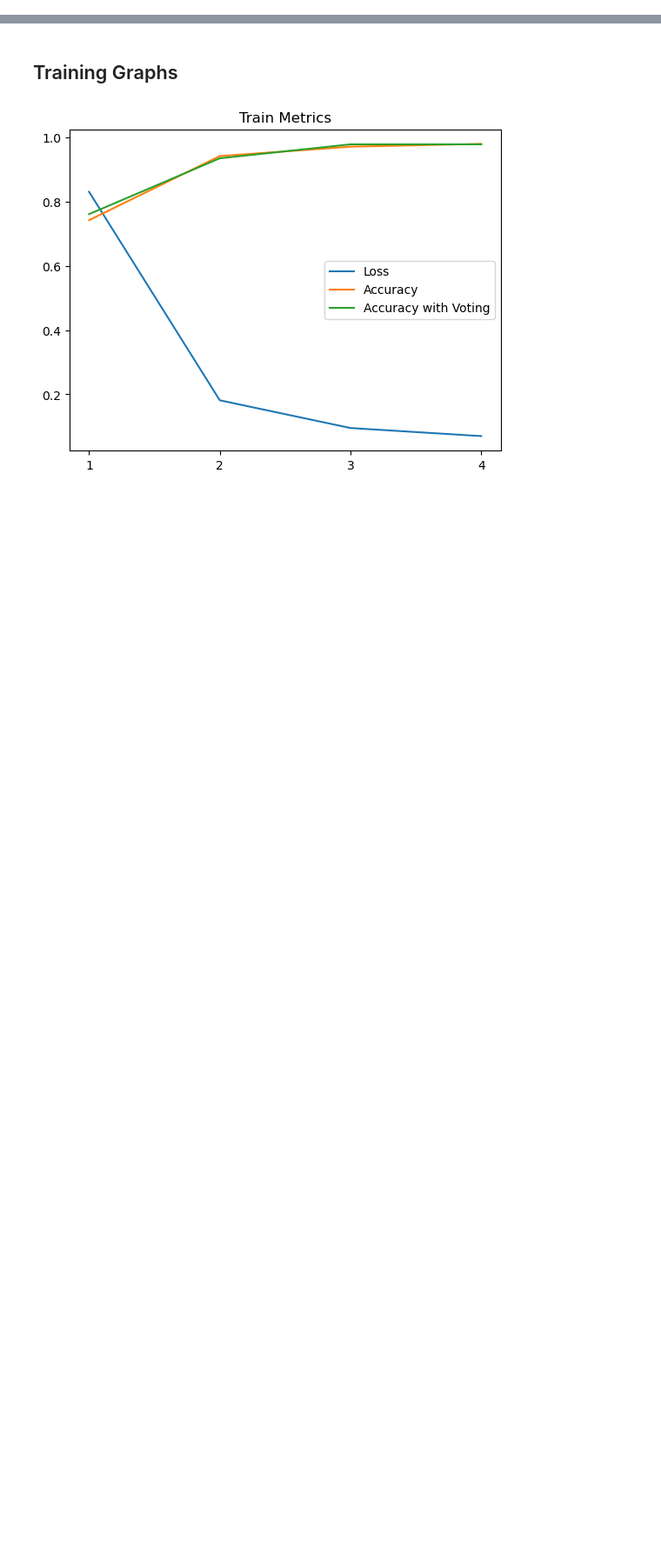
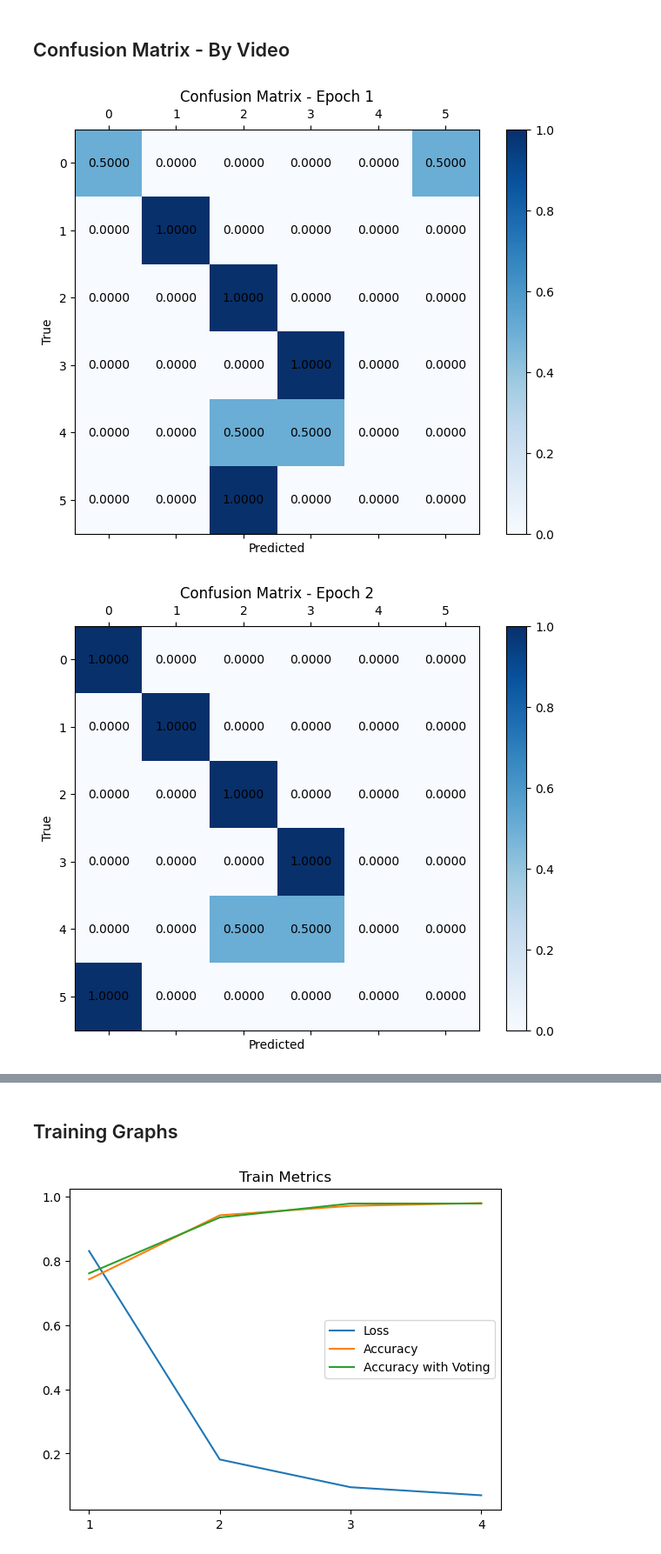
Before and after one commit to sheepymeh/womanium-qai-2024, a Jupyter notebook: task-5/result_viz.ipynb, the cells around one changed output, grey strips where cells are left out. Shown at 87% size. Saved outputs shown, nothing was run; the diff lists cells and outputs as text; code cells hidden in the pictures; blank space fills up the shorter version.

Commit message:
Added versions for by video, added precision, recall and F1 statistics

```diff
--- a/task-5/result_viz.ipynb
+++ b/task-5/result_viz.ipynb
@@ -8,3 +16,3 @@ import os
 # %%
-results_folder = '../../results/'
+results_folder = 'results/'
 # %% [markdown]
@@ -48,0 +60,40 @@ parse_and_plot(json_input, True)
+# %% [markdown]
+## Confusion Matrix - By Video
+# %%
+def plot_confusion_matrix(cm, epoch):
+	plt.figure(figsize=(8, 6))
+	plt.matshow(cm, cmap='Blues', fignum=1)
+	plt.colorbar()
+	for (i, j), val in np.ndenumerate(cm):
+		plt.text(j, i, f'{val:.4f}' if isinstance(val, np.floating) else f'{val}', ha='center', va='center')
+	plt.xlabel('Predicted')
+	plt.ylabel('True')
+	plt.title(f'Confusion Matrix - Epoch {epoch + 1}')
+	plt.show()
+
+def parse_and_plot(json_data, use_percentages=False):
+	labels = list(range(6))
+
+	for epoch_idx, epoch_data in enumerate(json_data):
+		true_labels = []
+		pred_labels = []
+		for true_label, predictions in epoch_data.values():
+			true_labels.append(true_label)
+			pred_labels.append(max(predictions, key=predictions.count))
+
+		cm = confusion_matrix(true_labels, pred_labels, labels=labels)
+		if use_percentages:
+			cm_percentage = cm / cm.sum(axis=1)[:, np.newaxis]
+			plot_confusion_matrix(cm_percentage, epoch_idx)
+		else:
+			plot_confusion_matrix(cm, epoch_idx)
+
+# Example JSON input
+with open(os.path.join(results_folder, 'qnn_test_preds.json'), 'r') as f:
+	json_input = json.load(f)
+
+# Parse the JSON data and plot the confusion matrix for each epoch
+parse_and_plot(json_input, True)
+# %% [output]
+[figure, added]
+[figure, added]
```
Also changed, not shown: parts of 9 cells of this notebook.
